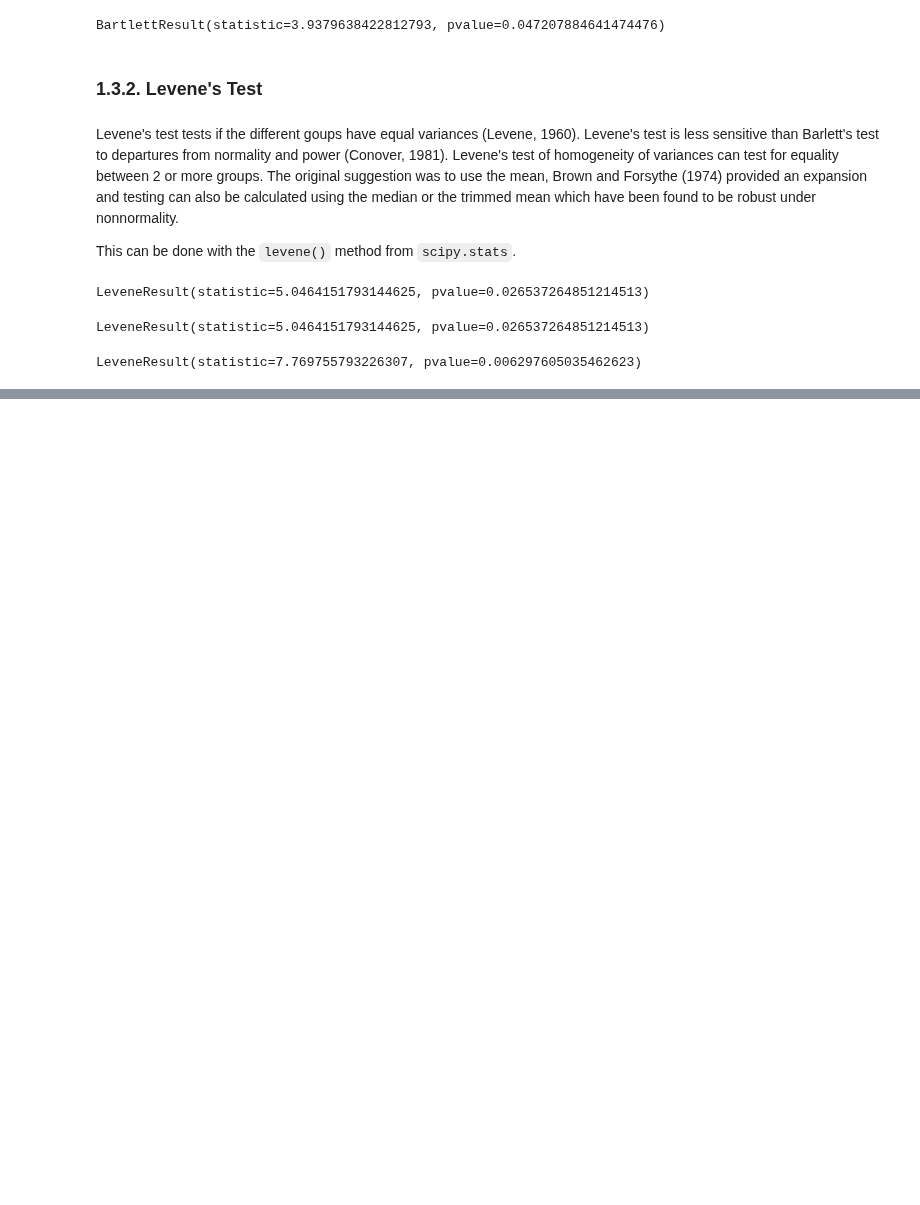
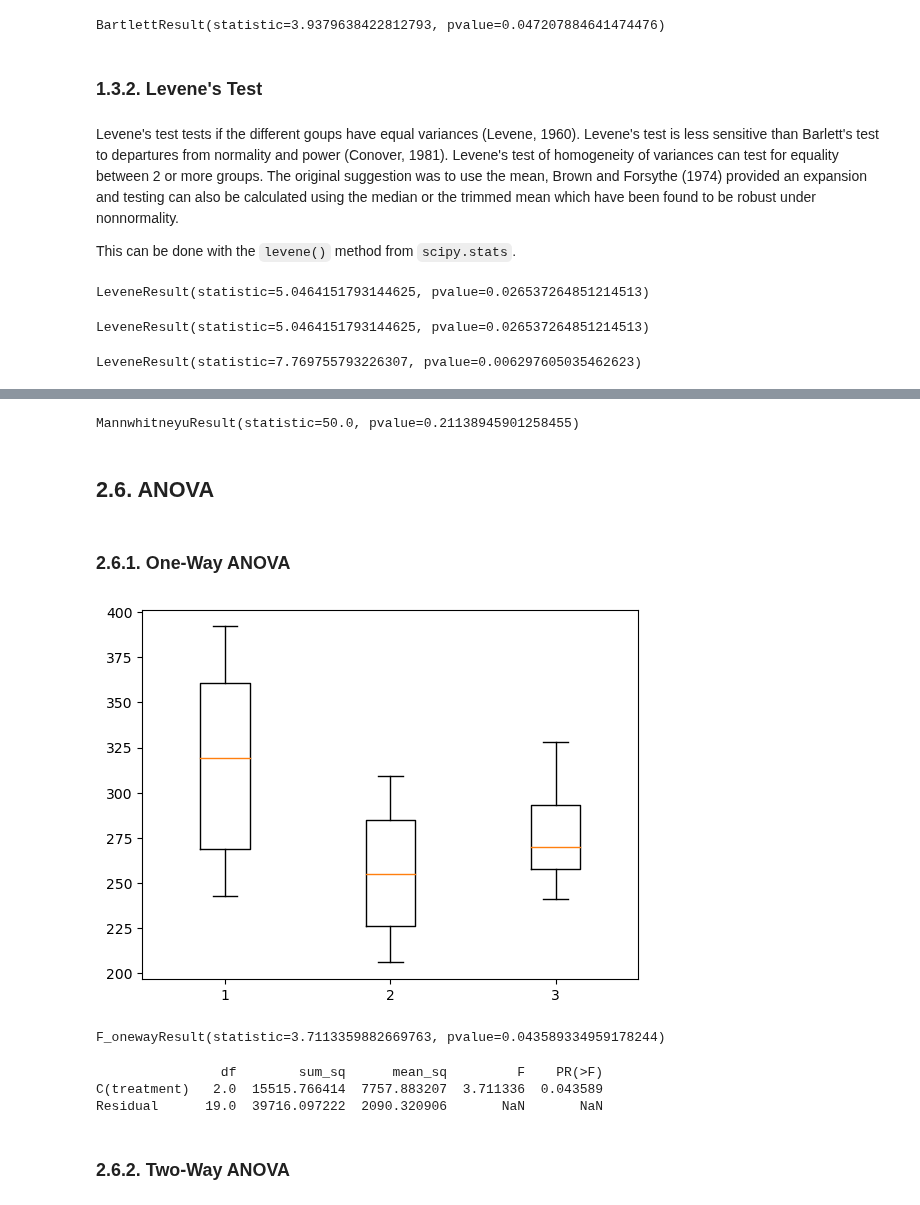
Before and after one commit to johnwslee/Data_Science_Libraries, a Jupyter notebook: statistics_related/Statistical_Testing_Flowchart.ipynb, the cells around one changed output, grey strips where cells are left out. Saved outputs shown, nothing was run; the diff lists cells and outputs as text; code cells hidden in the pictures; blank space fills up the shorter version.

Commit message:
Finished the notebook for statistical Testing

```diff
--- a/statistics_related/Statistical_Testing_Flowchart.ipynb
+++ b/statistics_related/Statistical_Testing_Flowchart.ipynb
@@ -232,0 +336,6 @@ LeveneResult(statistic=7.769755793226307, pvalue=0.006297605035462623)
+# %%
+stats.mannwhitneyu(group1, group2, alternative='two-sided')
+# %% [output]
+MannwhitneyuResult(statistic=50.0, pvalue=0.21138945901258455)
+# %% [markdown]
+## 2.6. ANOVA
@@ -232,0 +344,36 @@ LeveneResult(statistic=7.769755793226307, pvalue=0.006297605035462623)
+# %% [markdown]
+### 2.6.1. One-Way ANOVA
+# %%
+# Data Preparation
+
+url = 'https://raw.githubusercontent.com/thomas-haslwanter/statsintro_python/master/ipynb/Data/data_altman/altman_910.txt'
+data = np.genfromtxt(urllib.request.urlopen(url), delimiter=',')
+
+# Sort them into groups, according to column 1
+group1 = data[data[:, 1] == 1, 0]
+group2 = data[data[:, 1] == 2, 0]
+group3 = data[data[:, 1] == 3, 0]
+# %%
+# matplotlib plotting
+plot_data = [group1, group2, group3]
+ax = plt.boxplot(plot_data)
+plt.show()
+# %% [output]
+[figure, added]
+# %%
+stats.f_oneway(group1, group2, group3)
+# %% [output]
+F_onewayResult(statistic=3.7113359882669763, pvalue=0.043589334959178244)
+# %%
+df = pd.DataFrame(data, columns=['value', 'treatment'])
+
+# the "C" indicates categorical data
+model = smf.ols('value ~ C(treatment)', df).fit()
+
+print(anova_lm(model))
+# %% [output]
+                df        sum_sq      mean_sq         F    PR(>F)
+C(treatment)   2.0  15515.766414  7757.883207  3.711336  0.043589
+Residual      19.0  39716.097222  2090.320906       NaN       NaN
+# %% [markdown]
+### 2.6.2. Two-Way ANOVA
```
Also changed, not shown: parts of 65 cells of this notebook.
